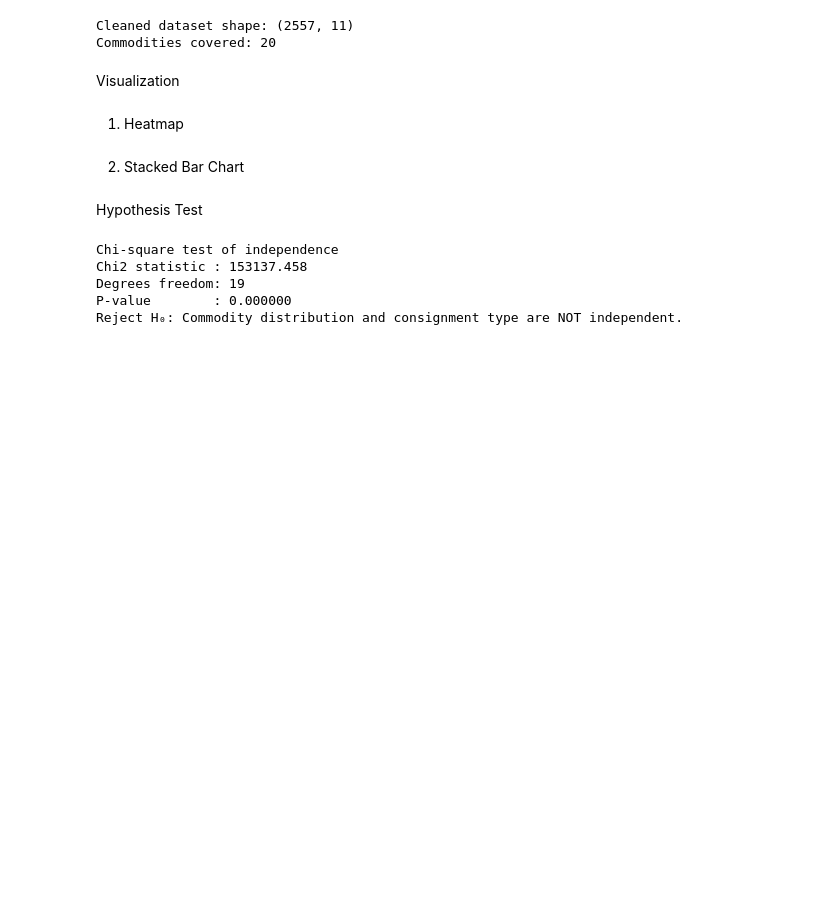
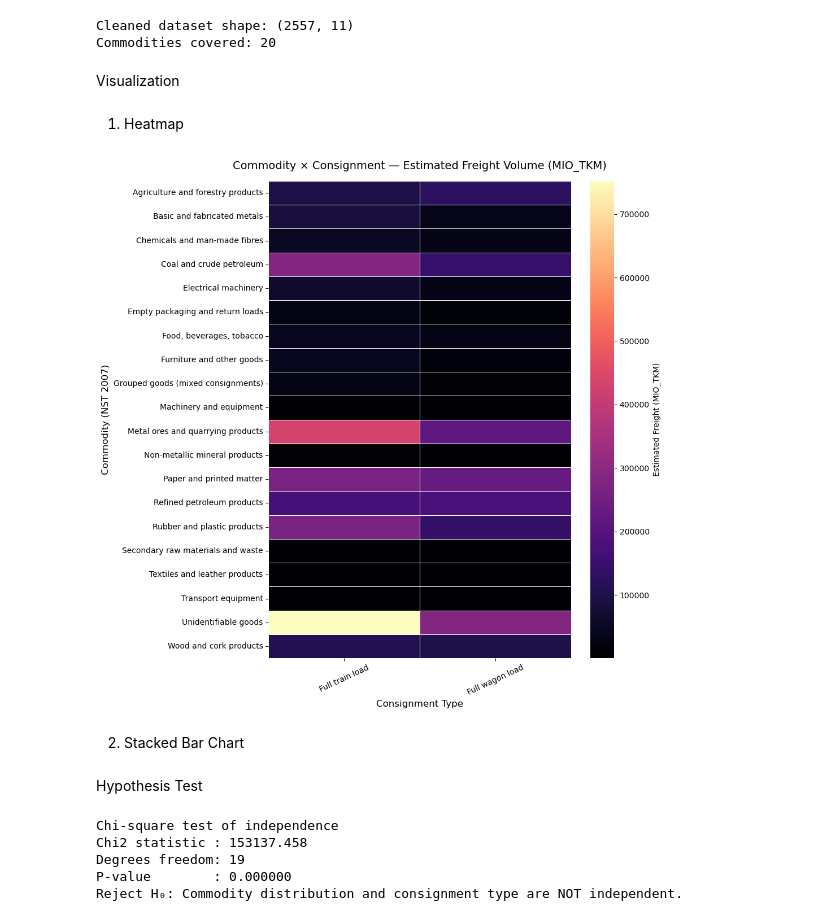
Before and after one commit to etyurkay/TIL6022-Group-Project, a Jupyter notebook: Scripts/Sub-question-5/q5-analysis.ipynb, the cells around one changed output. Drawn from its saved outputs; the diff is of its cells as text; code cells hidden in the pictures; blank space fills up the shorter version.

```diff
--- a/Scripts/Sub-question-5/q5-analysis.ipynb
+++ b/Scripts/Sub-question-5/q5-analysis.ipynb
@@ -3,10 +3,10 @@ Importing libraries and loading dataset
 # %%
 import pandas as pd
 import numpy as np
-import plotly.express as px
 import plotly.io as pio
+import seaborn as sns
+import matplotlib.pyplot as plt
 from scipy.stats import chi2_contingency
-pio.templates.default = "plotly_white"
 # %%
 file_path = r"C:\Users\Ecem\Desktop\TIL\1. TIL6022 - Python\Project\df_clean_final_subQ5.csv"
 
@@ -43,32 +43,38 @@ Visualization
 # %% [markdown]
 1. Heatmap
 # %%
-# Heatmap — Absolute estimated freight volumes (MIO_TKM)
-heatmap_long = agg.melt(
-    id_vars="NST2007_desc",
-    value_vars=["Est_train_MIO_TKM", "Est_wagon_MIO_TKM"],
-    var_name="Consignment_Type",
-    value_name="MIO_TKM"
+#Heatmap
+
+# Creating pivot table
+heat_pivot = heatmap_long.pivot_table(
+    index="NST2007_desc",
+    columns="Consignment_Type",
+    values="MIO_TKM",
+    aggfunc="mean"
 )
 
-# Replacing technical column names with readable labels
-heatmap_long["Consignment_Type"] = heatmap_long["Consignment_Type"].map({
-    "Est_train_MIO_TKM": "Full train load",
-    "Est_wagon_MIO_TKM": "Full wagon load"
-})
+# Setting plot size
+plt.figure(figsize=(10, 10))
 
-fig_heatmap = px.density_heatmap(
-    heatmap_long,
-    x="Consignment_Type",
-    y="NST2007_desc",
-    z="MIO_TKM",
-    histfunc="avg",
-    title="Commodity × Consignment — Estimated Freight Volume (MIO_TKM)",
-    labels={"NST2007_desc": "Commodity (NST 2007)", "MIO_TKM": "Estimated MIO_TKM"},
-    color_continuous_scale="magma"
+# Create-ing heatmap
+sns.heatmap(
+    heat_pivot,
+    cmap="magma",
+    linewidths=0.5,
+    linecolor="white",
+    fmt=".1f",
+    cbar_kws={"label": "Estimated Freight (MIO_TKM)"}
 )
-fig_heatmap.update_layout(height=850, title_x=0.5)
-fig_heatmap.show()
+
+# Titles and labels
+plt.title("Commodity × Consignment — Estimated Freight Volume (MIO_TKM)", fontsize=14, pad=15)
+plt.xlabel("Consignment Type", fontsize=12)
+plt.ylabel("Commodity (NST 2007)", fontsize=12)
+plt.xticks(rotation=25)
+plt.tight_layout()
+plt.show()
+# %% [output]
+[figure, added]
 # %% [markdown]
 2. Stacked Bar Chart
 # %%
```
